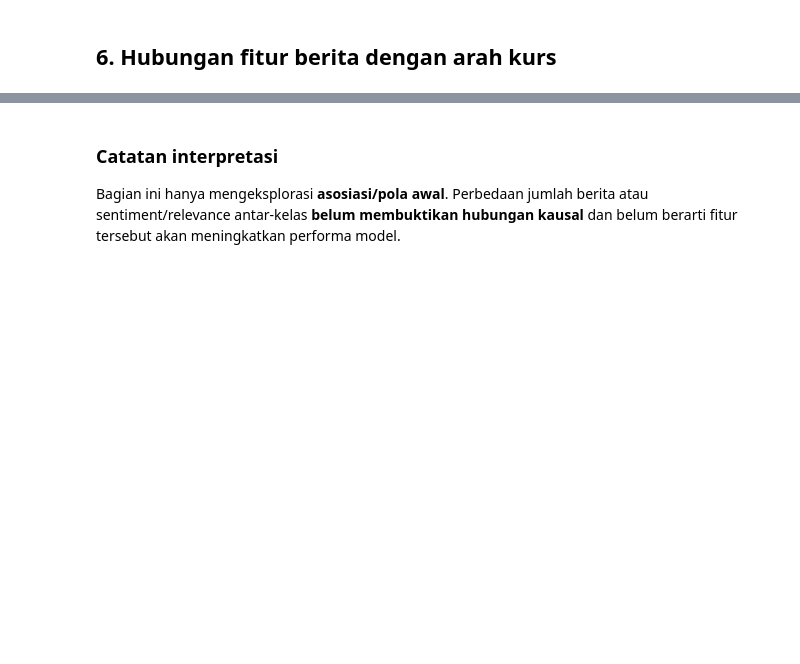
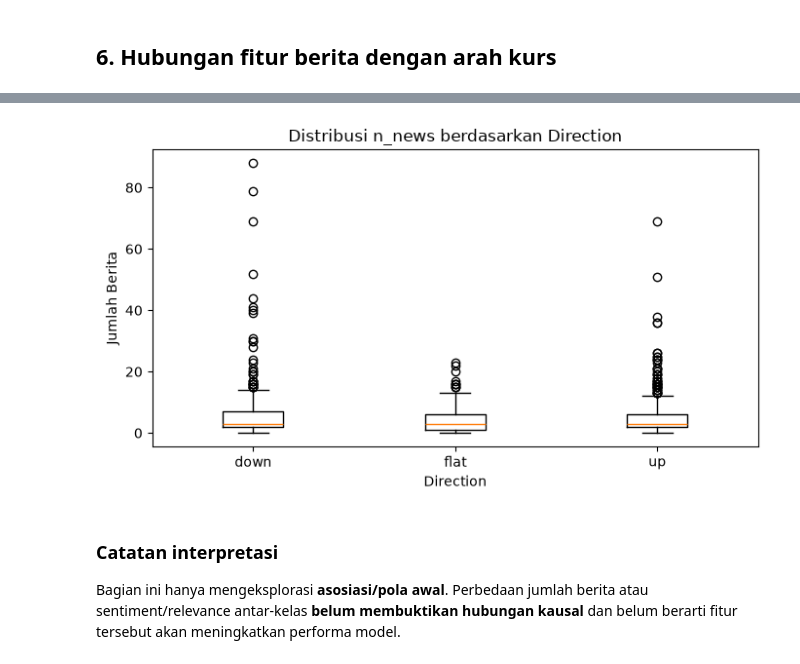
Before and after one commit to YorGalore/nlp_memastikan, a Jupyter notebook: notebook/EDA.ipynb, the cells around one changed output, grey strips where cells are left out. Cells and saved outputs as stored; diff of their text form; code cells hidden in the pictures; blank space fills up the shorter version.

```diff
--- a/notebook/EDA.ipynb
+++ b/notebook/EDA.ipynb
@@ -138,19 +240,21 @@ plt.show()
 # %%
 # Boxplot jumlah berita menurut direction
 groups = []
 labels = []
 
 for label, group in df.groupby("direction"):
     groups.append(group["n_news"].dropna())
     labels.append(label)
 
 fig, ax = plt.subplots(figsize=(7, 4))
-ax.boxplot(groups, labels=labels)
+ax.boxplot(groups, tick_labels=labels)
 ax.set_title("Distribusi n_news berdasarkan Direction")
 ax.set_xlabel("Direction")
 ax.set_ylabel("Jumlah Berita")
 plt.tight_layout()
 plt.show()
+# %% [output]
+[figure, added]
 # %% [markdown]
 ### Catatan interpretasi
 
```
Also changed, not shown: parts of 14 cells of this notebook.
